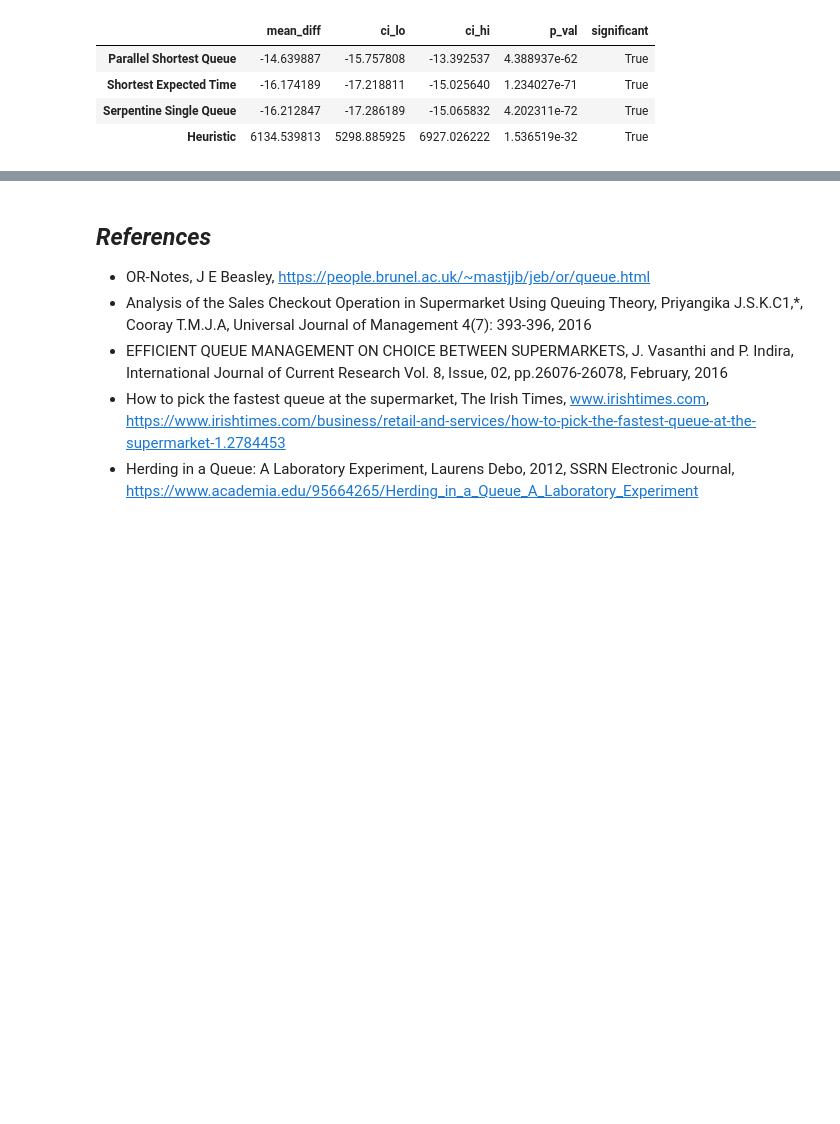
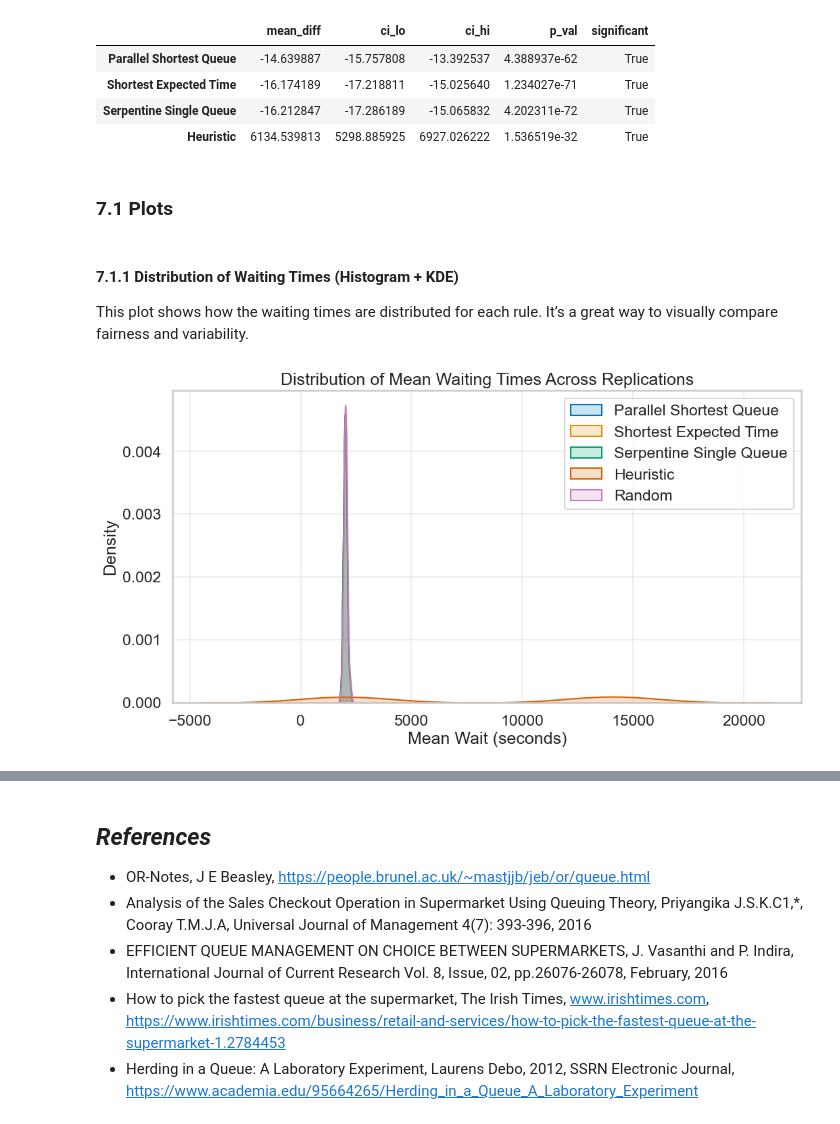
Before and after one commit to mnemtserov/math-concepts-for-devs-project, a Jupyter notebook: math_project.ipynb, the cells around one changed output, grey strips where cells are left out. Saved outputs shown, nothing was run; the diff lists cells and outputs as text; code cells hidden in the pictures; blank space fills up the shorter version.

Commit message:
add plots for results

```diff
--- a/math_project.ipynb
+++ b/math_project.ipynb
@@ -349,3 +349,27 @@ Paired diffs vs Random (mean wait):
 | Shortest Expected Time | -16.174189 | -17.218811 | -15.025640 | 1.234027e-71 | True |
 | Serpentine Single Queue | -16.212847 | -17.286189 | -15.065832 | 4.202311e-72 | True |
 | Heuristic | 6134.539813 | 5298.885925 | 6927.026222 | 1.536519e-32 | True |
+# %% [markdown]
+<a id="plots"></a>
+### 7.1 Plots
+# %% [markdown]
+#### 7.1.1 Distribution of Waiting Times (Histogram + KDE)
+This plot shows how the waiting times are distributed for each rule. It’s a great way to visually compare fairness and variability.
+# %%
+# Distribution of Waiting Times (Histogram + KDE)
+
+# Combine all waits from the last replication for each rule
+plt.figure(figsize=(12, 6))
+
+for rule in rules:
+    waits = pd.DataFrame(paired_results[rule])["mean_wait"]
+    sns.kdeplot(waits, label=rule, fill=True, alpha=0.2)
+
+plt.title("Distribution of Mean Waiting Times Across Replications")
+plt.xlabel("Mean Wait (seconds)")
+plt.ylabel("Density")
+plt.legend()
+plt.grid(alpha=0.3)
+plt.show()
+# %% [output]
+[figure, added]
```
Also changed, not shown: parts of 4 cells of this notebook.
